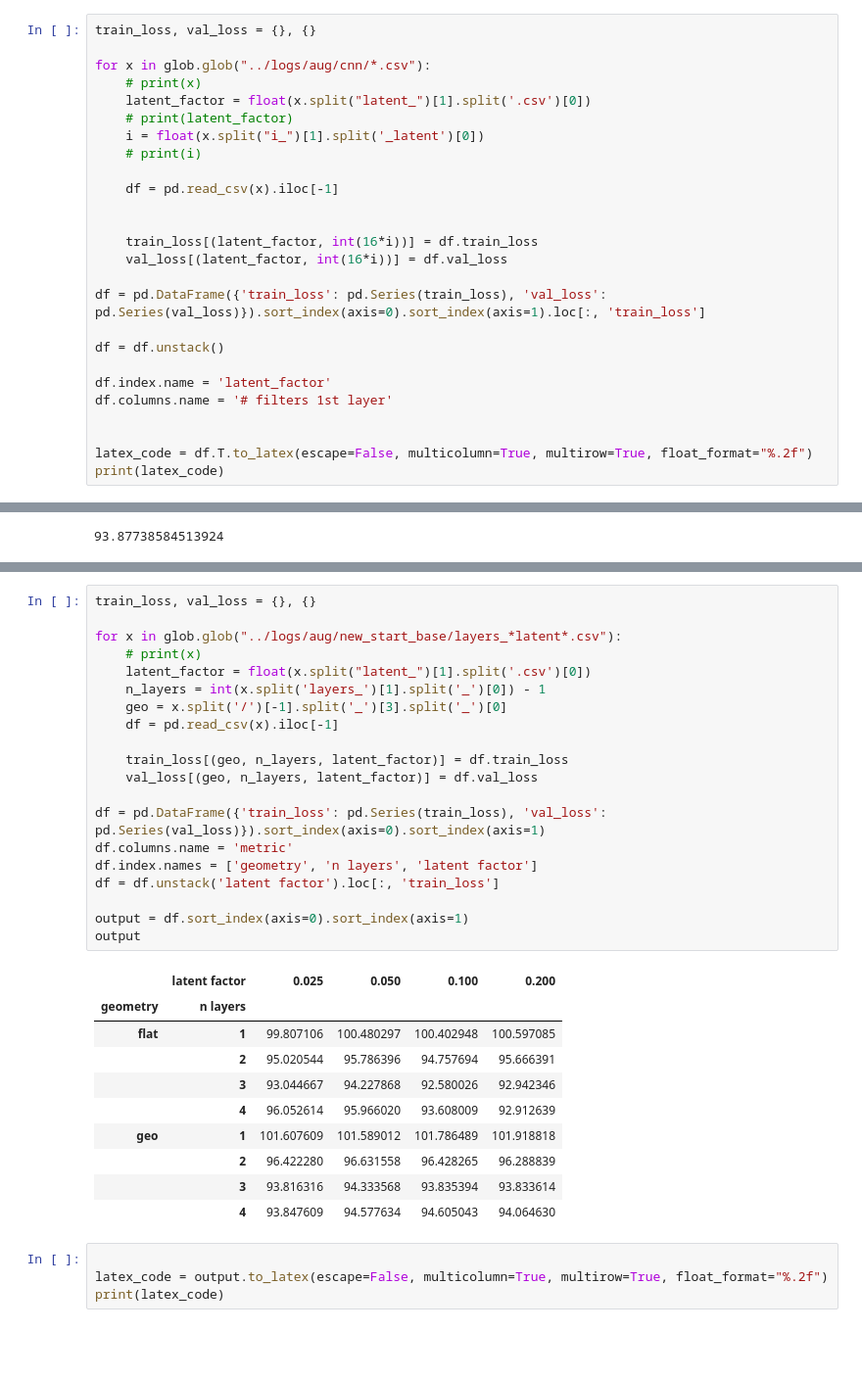
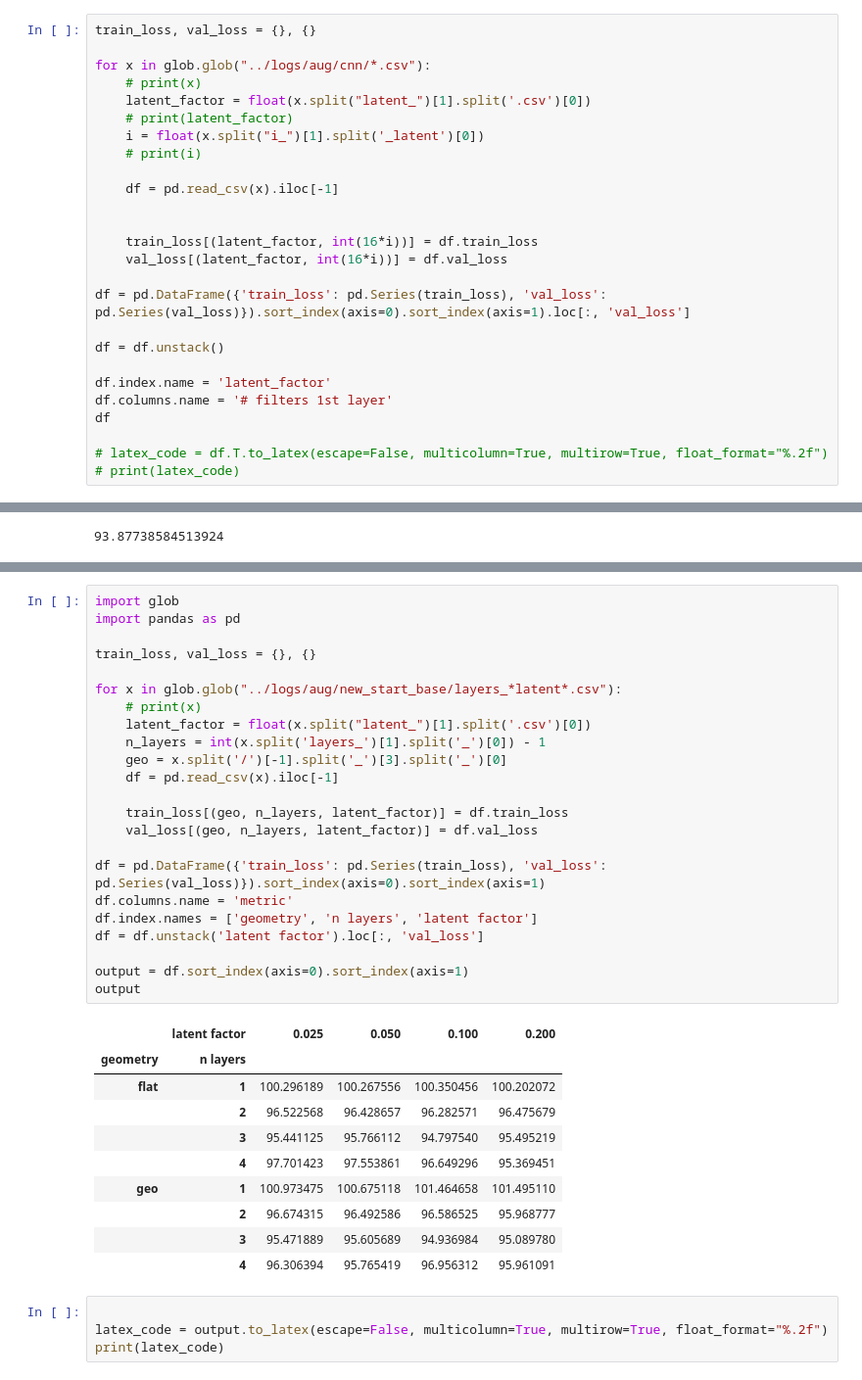
Before and after one commit to jredies/vae, a Jupyter notebook: notebooks/cnn.ipynb, the cells around one changed output, grey strips where cells are left out. Shown at 98% size. Cells and saved outputs as stored; diff of their text form; blank space fills up the shorter version.

```diff
--- a/notebooks/cnn.ipynb
+++ b/notebooks/cnn.ipynb
@@ -54,14 +71,14 @@ for x in glob.glob("../logs/aug/cnn/*.csv"):
     train_loss[(latent_factor, int(16*i))] = df.train_loss
     val_loss[(latent_factor, int(16*i))] = df.val_loss
 
-df = pd.DataFrame({'train_loss': pd.Series(train_loss), 'val_loss': pd.Series(val_loss)}).sort_index(axis=0).sort_index(axis=1).loc[:, 'train_loss']
+df = pd.DataFrame({'train_loss': pd.Series(train_loss), 'val_loss': pd.Series(val_loss)}).sort_index(axis=0).sort_index(axis=1).loc[:, 'val_loss']
 
 df = df.unstack()
 
 df.index.name = 'latent_factor'
 df.columns.name = '# filters 1st layer'
+df
 
-
-latex_code = df.T.to_latex(escape=False, multicolumn=True, multirow=True, float_format="%.2f")
-print(latex_code)
+# latex_code = df.T.to_latex(escape=False, multicolumn=True, multirow=True, float_format="%.2f")
+# print(latex_code)
 # %% [output]
@@ -171,36 +178,39 @@ layers_2_geo_geo_latent_0.1.csv    layers_5_geo_geo_latent_0.1.csv
 layers_2_geo_geo_latent_0.2.csv    layers_5_geo_geo_latent_0.2.csv
 layers_3_geo_flat.csv
 # %%
+import glob
+import pandas as pd
+
 train_loss, val_loss = {}, {}
 
 for x in glob.glob("../logs/aug/new_start_base/layers_*latent*.csv"):
     # print(x)
     latent_factor = float(x.split("latent_")[1].split('.csv')[0])
     n_layers = int(x.split('layers_')[1].split('_')[0]) - 1
     geo = x.split('/')[-1].split('_')[3].split('_')[0]
     df = pd.read_csv(x).iloc[-1]
 
     train_loss[(geo, n_layers, latent_factor)] = df.train_loss
     val_loss[(geo, n_layers, latent_factor)] = df.val_loss
 
 df = pd.DataFrame({'train_loss': pd.Series(train_loss), 'val_loss': pd.Series(val_loss)}).sort_index(axis=0).sort_index(axis=1)
 df.columns.name = 'metric'
 df.index.names = ['geometry', 'n layers', 'latent factor']
-df = df.unstack('latent factor').loc[:, 'train_loss']
+df = df.unstack('latent factor').loc[:, 'val_loss']
 
 output = df.sort_index(axis=0).sort_index(axis=1)
 output
 # %% [output]
 |  | latent factor | 0.025 | 0.050 | 0.100 | 0.200 |
 | geometry | n layers |  |  |  |  |
-| flat | 1 | 99.807106 | 100.480297 | 100.402948 | 100.597085 |
-|  | 2 | 95.020544 | 95.786396 | 94.757694 | 95.666391 |
-|  | 3 | 93.044667 | 94.227868 | 92.580026 | 92.942346 |
-|  | 4 | 96.052614 | 95.966020 | 93.608009 | 92.912639 |
-| geo | 1 | 101.607609 | 101.589012 | 101.786489 | 101.918818 |
-|  | 2 | 96.422280 | 96.631558 | 96.428265 | 96.288839 |
-|  | 3 | 93.816316 | 94.333568 | 93.835394 | 93.833614 |
-|  | 4 | 93.847609 | 94.577634 | 94.605043 | 94.064630 |
+| flat | 1 | 100.296189 | 100.267556 | 100.350456 | 100.202072 |
+|  | 2 | 96.522568 | 96.428657 | 96.282571 | 96.475679 |
+|  | 3 | 95.441125 | 95.766112 | 94.797540 | 95.495219 |
+|  | 4 | 97.701423 | 97.553861 | 96.649296 | 95.369451 |
+| geo | 1 | 100.973475 | 100.675118 | 101.464658 | 101.495110 |
+|  | 2 | 96.674315 | 96.492586 | 96.586525 | 95.968777 |
+|  | 3 | 95.471889 | 95.605689 | 94.936984 | 95.089780 |
+|  | 4 | 96.306394 | 95.765419 | 96.956312 | 95.961091 |
 # %%
 
 latex_code = output.to_latex(escape=False, multicolumn=True, multirow=True, float_format="%.2f")
```
Also changed, not shown: parts of 4 cells of this notebook, 5 other files.
